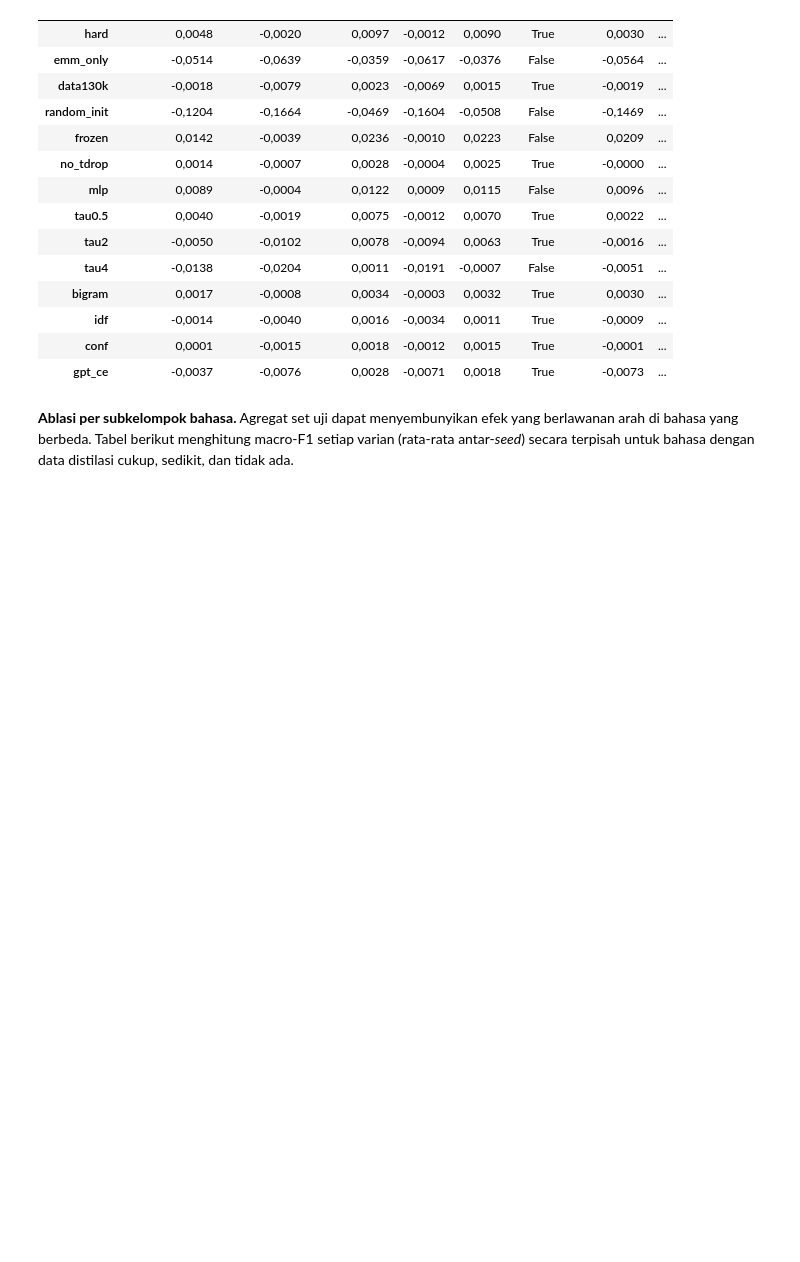
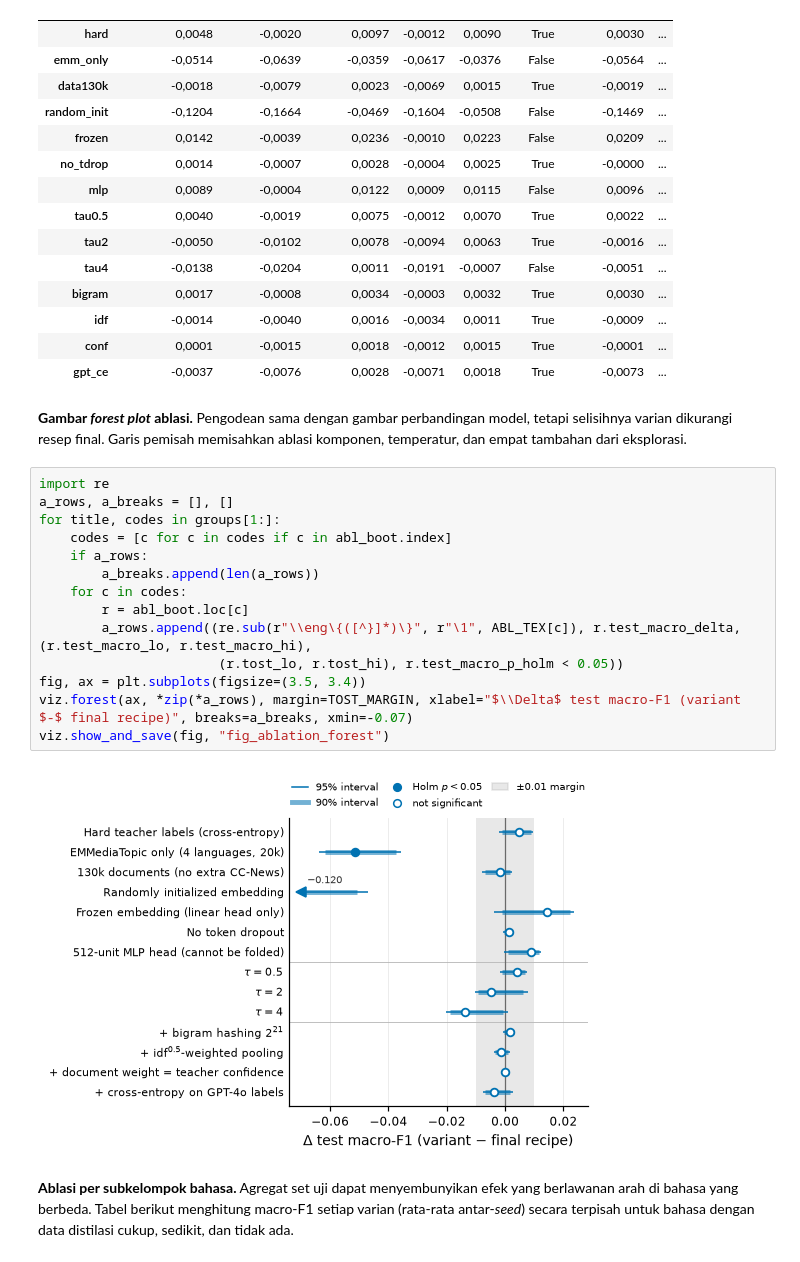
Before and after one commit to obikastanya/iptc_lightweight_label_detection, a Jupyter notebook: notebooks/StaticKD_IPTC_final.ipynb, the cells around one changed output. Drawn from its saved outputs; the diff is of its cells as text; blank space fills up the shorter version.

```diff
--- a/notebooks/StaticKD_IPTC_final.ipynb
+++ b/notebooks/StaticKD_IPTC_final.ipynb
@@ -1824,6 +1844,26 @@ show(abl_boot.drop(columns=[c for c in abl_boot.columns if c.endswith("_p")]),
 | idf | -0,0014 | -0,0040 | 0,0016 | -0,0034 | 0,0011 | True | -0,0009 | ... |
 | conf | 0,0001 | -0,0015 | 0,0018 | -0,0012 | 0,0015 | True | -0,0001 | ... |
 | gpt_ce | -0,0037 | -0,0076 | 0,0028 | -0,0071 | 0,0018 | True | -0,0073 | ... |
+# %% [markdown]
+**Gambar *forest plot* ablasi.** Pengodean sama dengan gambar perbandingan model, tetapi selisihnya
+varian dikurangi resep final. Garis pemisah memisahkan ablasi komponen, temperatur, dan empat tambahan
+dari eksplorasi.
+# %%
+import re
+a_rows, a_breaks = [], []
+for title, codes in groups[1:]:
+    codes = [c for c in codes if c in abl_boot.index]
+    if a_rows:
+        a_breaks.append(len(a_rows))
+    for c in codes:
+        r = abl_boot.loc[c]
+        a_rows.append((re.sub(r"\\eng\{([^}]*)\}", r"\1", ABL_TEX[c]), r.test_macro_delta, (r.test_macro_lo, r.test_macro_hi),
+                       (r.tost_lo, r.tost_hi), r.test_macro_p_holm < 0.05))
+fig, ax = plt.subplots(figsize=(3.5, 3.4))
+viz.forest(ax, *zip(*a_rows), margin=TOST_MARGIN, xlabel="$\\Delta$ test macro-F1 (variant $-$ final recipe)", breaks=a_breaks, xmin=-0.07)
+viz.show_and_save(fig, "fig_ablation_forest")
+# %% [output]
+[figure, added]
 # %% [markdown]
 **Ablasi per subkelompok bahasa.** Agregat set uji dapat menyembunyikan efek yang berlawanan arah di
 bahasa yang berbeda. Tabel berikut menghitung macro-F1 setiap varian (rata-rata antar-*seed*) secara
```
Also changed, not shown: parts of 3 cells of this notebook, 34 other files.
